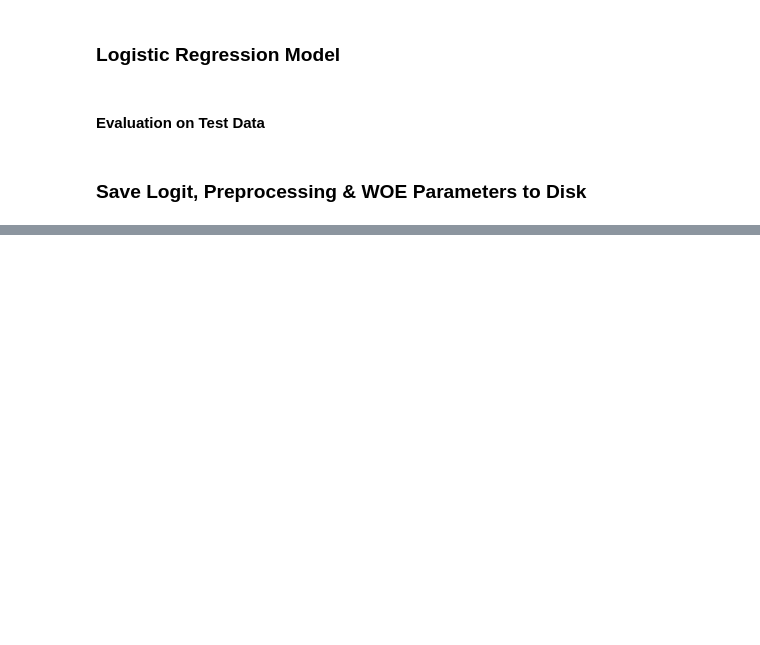
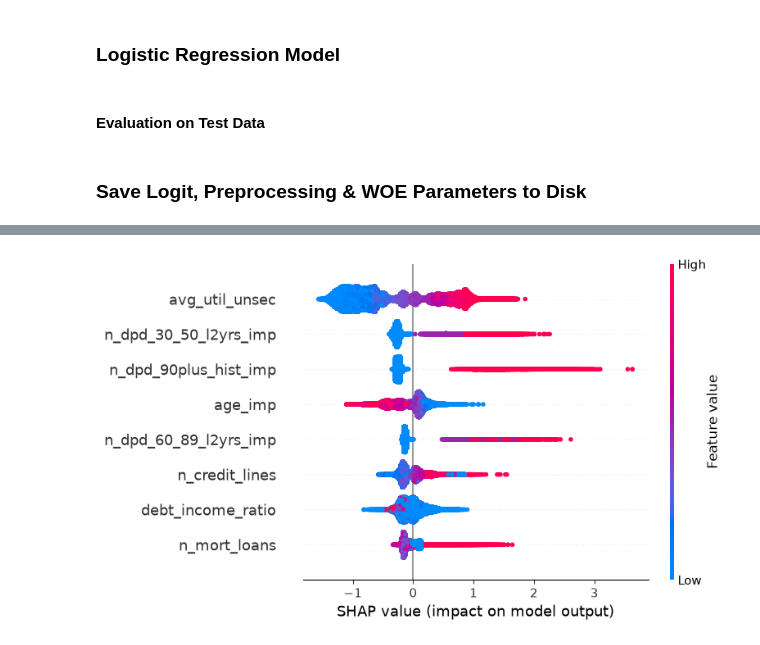
Before and after one commit to tumul71193/credit-default-prediction, a Jupyter notebook: notebooks/04_modelling.ipynb, the cells around one changed output, grey strips where cells are left out. Cells and saved outputs as stored; diff of their text form; code cells hidden in the pictures; blank space fills up the shorter version.

Commit message:
added xgboost in notebooks folder

```diff
--- a/notebooks/04_modelling.ipynb
+++ b/notebooks/04_modelling.ipynb
@@ -554,0 +219,6 @@ dtype: float64
+# %%
+X = train_data.loc[:, ~train_data.columns.isin(
+    ["acct_id", "f_dpd_90plus_nxt_2yrs"]
+)]
+
+y = train_data.loc[:, ["f_dpd_90plus_nxt_2yrs"]]
@@ -554,0 +719,12 @@ dtype: float64
+# %%
+model_path = Path("../models/xgb_model.json")
+
+# --------------------
+# Load model
+# --------------------
+if model_path.exists():
+    xgb_model = XGBClassifier()
+    xgb_model.load_model(model_path)
+    print("XGBoost model loaded successfully.")
+else:
+    print("XGBoost model does not exist.")
@@ -554,0 +751,3 @@ dtype: float64
+# %%
+explainer = shap.TreeExplainer(xgb_model)
+shap_values = explainer(X_train_val)
@@ -554,0 +777,7 @@ dtype: float64
+# %%
+shap.summary_plot(
+    shap_values,
+    X_train_val
+)
+# %% [output]
+[figure, added]
```
Also changed, not shown: parts of 67 cells of this notebook, 3 other files.
